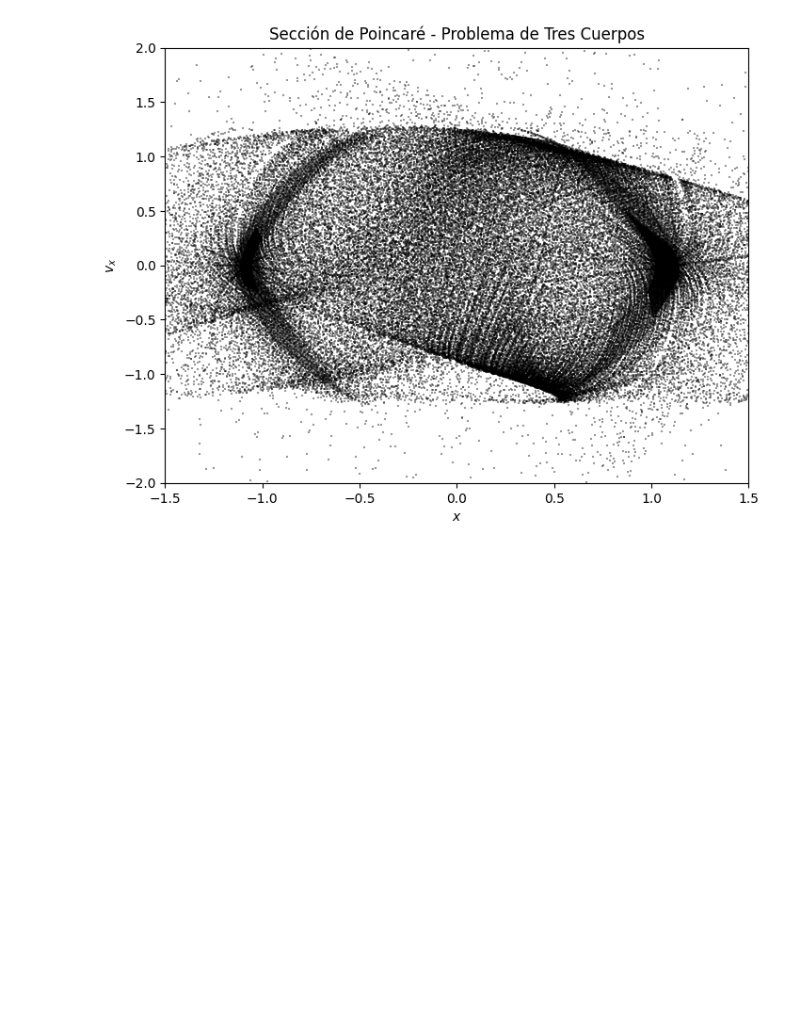
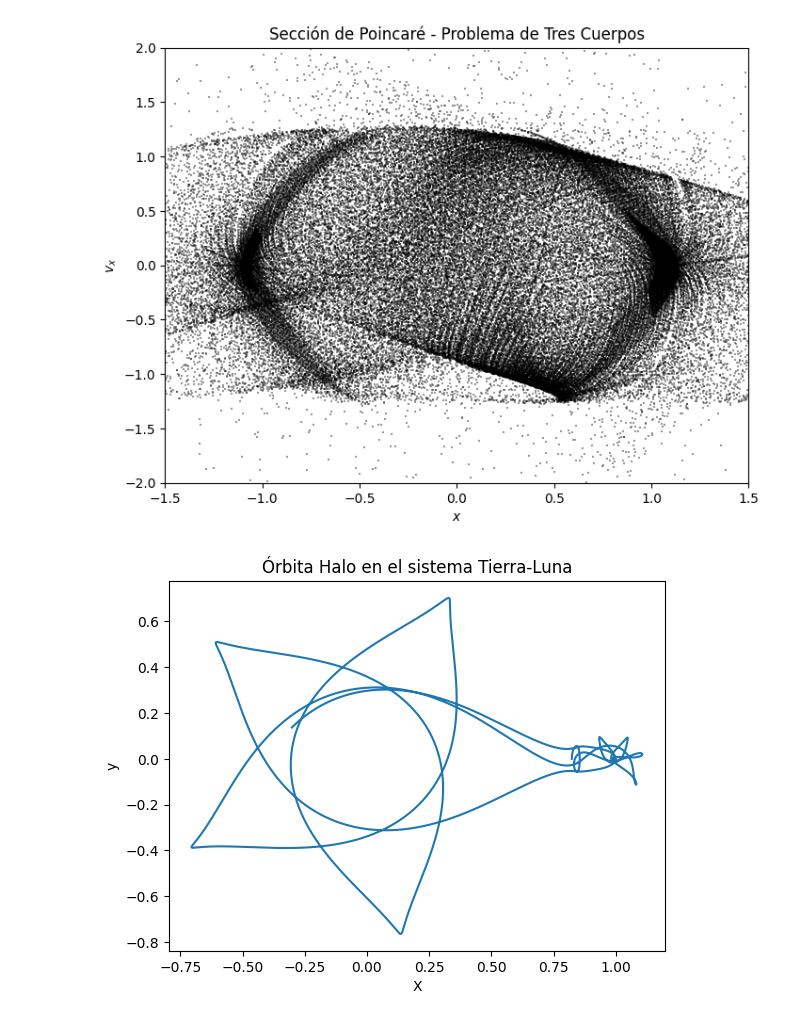
Before and after one commit to Another-DevX/Metodos-computacionales, a Jupyter notebook: proyecto/tres_cuerpos.ipynb, the cells around one changed output. Saved outputs shown, nothing was run; the diff lists cells and outputs as text; code cells hidden in the pictures; blank space fills up the shorter version.

```diff
--- a/proyecto/tres_cuerpos.ipynb
+++ b/proyecto/tres_cuerpos.ipynb
@@ -596,0 +655,80 @@ plot_poincare_from_csv()
+# %%
+import plotly.graph_objects as go
+
+mu = 0.0121505856
+
+
+state0 = np.array(
+    [
+        0.82339082,  # x
+        0.0,  # y (≈ 0)
+        0.00098941,  # z
+        0.0,  # vx
+        0.12634273,  # vy
+        0.0,  # vz
+    ]
+)
+dt = 0.001
+period = 12.1587  # días (según tu dato)
+dt = 0.001
+steps = int(period / dt) * 2  # al menos 2 ciclos
+
+
+traj = solve_rtbp(mu, state0, dt, steps)
+
+x, y, z = traj[:, 0], traj[:, 1], traj[:, 2]
+
+
+plt.plot(x, y)
+plt.xlabel("X")
+plt.ylabel("y")
+plt.title("Órbita Halo en el sistema Tierra-Luna")
+
+fig = go.Figure(
+    data=[
+        go.Scatter3d(
+            x=x,
+            y=y,
+            z=z,
+            mode="lines",
+            line=dict(color="blue", width=2),
+            name="Órbita Halo",
+        )
+    ]
+)
+# Primario 1 (por ejemplo, Tierra)
+fig.add_trace(go.Scatter3d(
+    x=[-mu], y=[0], z=[0],
+    mode='markers+text',
+    marker=dict(size=5, color='blue'),
+    text=["Tierra"],
+    textposition="top center",
+    name='Primario 1'
+))
+
+# Primario 2 (por ejemplo, Luna)
+fig.add_trace(go.Scatter3d(
+    x=[1 - mu], y=[0], z=[0],
+    mode='markers+text',
+    marker=dict(size=5, color='gray'),
+    text=["Luna"],
+    textposition="top center",
+    name='Primario 2'
+))
+
+fig.update_layout(
+    title="Tierra luna L1",
+    scene=dict(
+        xaxis_title="X",
+        yaxis_title="Y",
+        zaxis_title="Z",
+        aspectmode="cube",  # <<< esta línea fuerza proporción 1:1:1
+    ),
+    width=800,  # ancho en píxeles
+    height=600,  # alto en píxeles
+    margin=dict(l=0, r=0, b=0, t=40),
+)
+
+fig.show()
+# %% [output]
+[figure, added]
```
Also changed, not shown: parts of 5 cells of this notebook, 1 other file.
